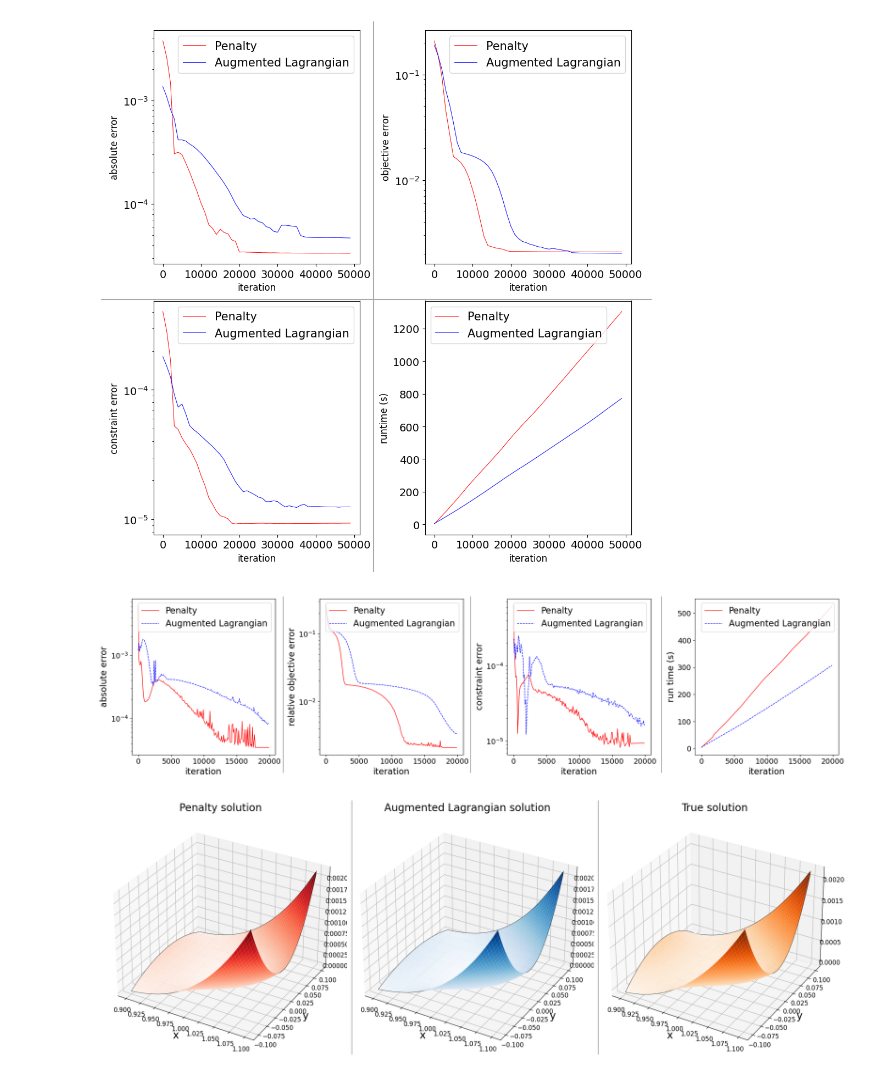
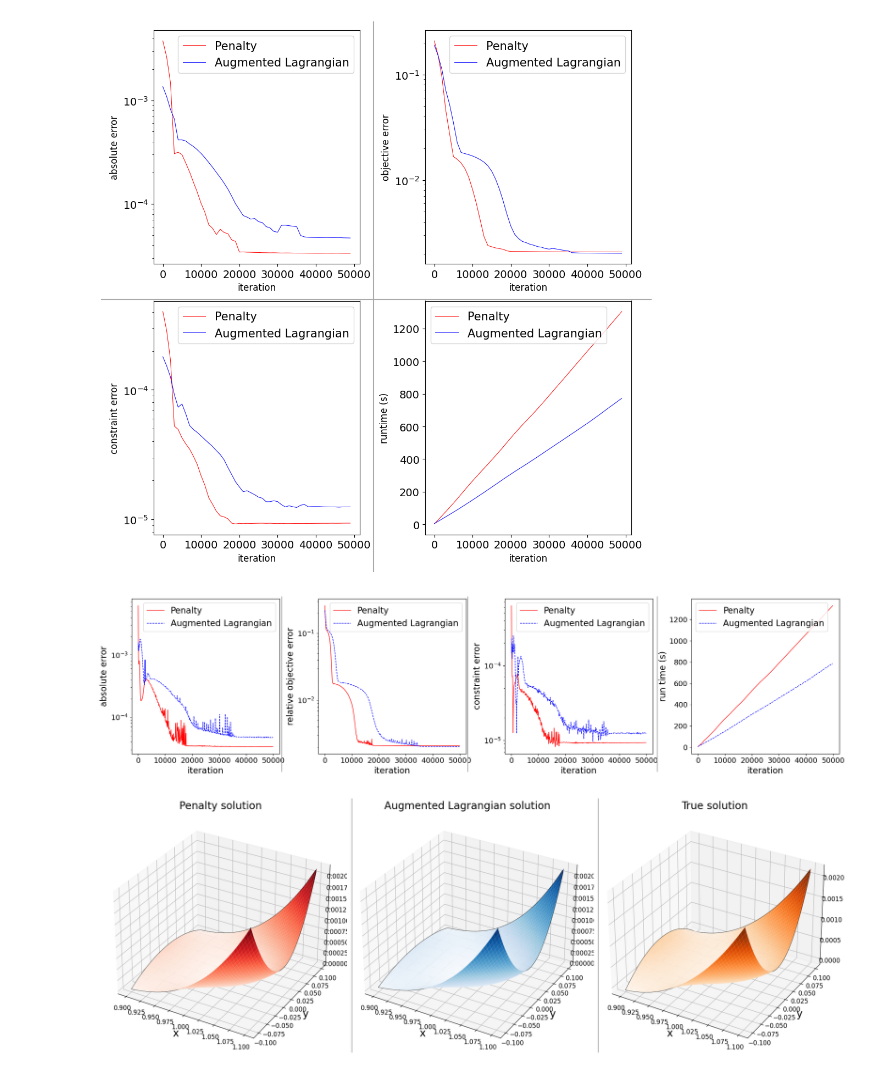
Before and after one commit to pinakm9/var-al, a Jupyter notebook: plotters/Grad-Shafranov.ipynb, the cells around one changed output. Drawn from its saved outputs; the diff is of its cells as text; code cells hidden in the pictures.

Commit message:
plot update

```diff
--- a/plotters/Grad-Shafranov.ipynb
+++ b/plotters/Grad-Shafranov.ipynb
@@ -272,35 +272,35 @@ def plot_errors(filename, last, interval, k):
     df_al = pd.read_csv('../data/Grad-Shafranov-al/train_log.csv')
 
     x = df_p['iteration'].to_numpy()[0:last:interval]
     ax_l.semilogy(x, smooth(df_p['L2-error'].to_numpy()[0:last:interval], k), linewidth=1, label='Penalty', c='red')
     ax_l.semilogy(x, smooth(df_al['L2-error'].to_numpy()[0:last:interval], k), linewidth=1, label='Augmented Lagrangian', c='blue', linestyle='--')
     ax_l.legend(fontsize=legend_size)
     ax_o.semilogy(x, smooth(np.abs(df_p['objective-error'].to_numpy()[0:last:interval]), k), linewidth=1, label='Penalty', c='red')
     ax_o.semilogy(x, smooth(np.abs(df_al['objective-error'].to_numpy()[0:last:interval]), k), linewidth=1, label='Augmented Lagrangian', c='blue', linestyle='--')
     ax_o.legend(fontsize=legend_size)
     ax_c.semilogy(x, smooth(np.abs(df_p['constraint-error'].to_numpy()[0:last:interval]), k), linewidth=1, label='Penalty', c='red')
     ax_c.semilogy(x, smooth(np.abs(df_al['constraint-error'].to_numpy()[0:last:interval]), k), linewidth=1, label='Augmented Lagrangian', c='blue', linestyle='--')
     ax_c.legend(fontsize=legend_size)
     ax_m.plot(x, smooth(np.abs(df_p['runtime'].to_numpy()[0:last:interval]), k), linewidth=1, label='Penalty', c='red')
     ax_m.plot(x, smooth(np.abs(df_al['runtime'].to_numpy()[0:last:interval]), k), linewidth=1, label='Augmented Lagrangian', c='blue', linestyle='--')
     ax_m.legend(fontsize=legend_size)
     l = 0.4525
     line = plt.Line2D([l+.045,l+.045],[0.05,0.98], transform=fig.transFigure, color=line_color)
     fig.add_artist(line)
     l = 0.205
     line = plt.Line2D([l+.045,l+.045],[0.05,0.98], transform=fig.transFigure, color=line_color)
     fig.add_artist(line)
     l = 0.705
     line = plt.Line2D([l+.045,l+.045],[0.05,0.98], transform=fig.transFigure, color=line_color)
     fig.add_artist(line)
     fig.tight_layout()
     plt.savefig('{}.png'.format(filename), dpi=300)
     plt.show()
 
 
-plot_errors('../plots/Grad-Shafranov-error', last=200, interval=1, k=-1)
+plot_errors('../plots/Grad-Shafranov-error', last=500, interval=1, k=-1)
 # %% [output]
-[figure, old version]
+[figure, new version]
 # %%
 # set up plotting parameters
 scale = 5
```
Also changed, not shown: 2 other files.
